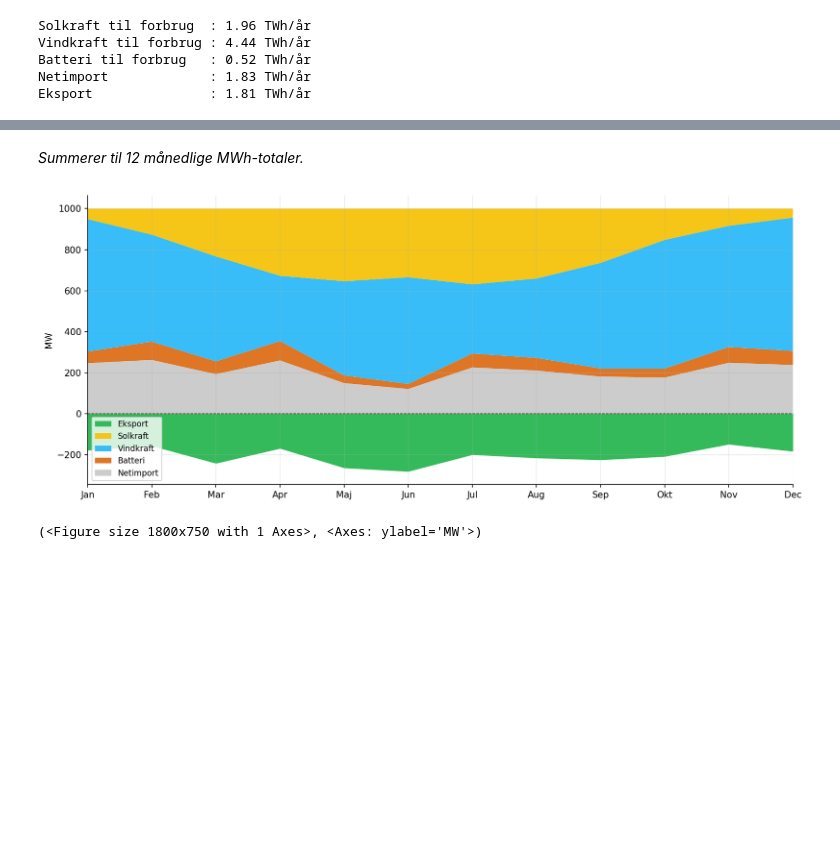
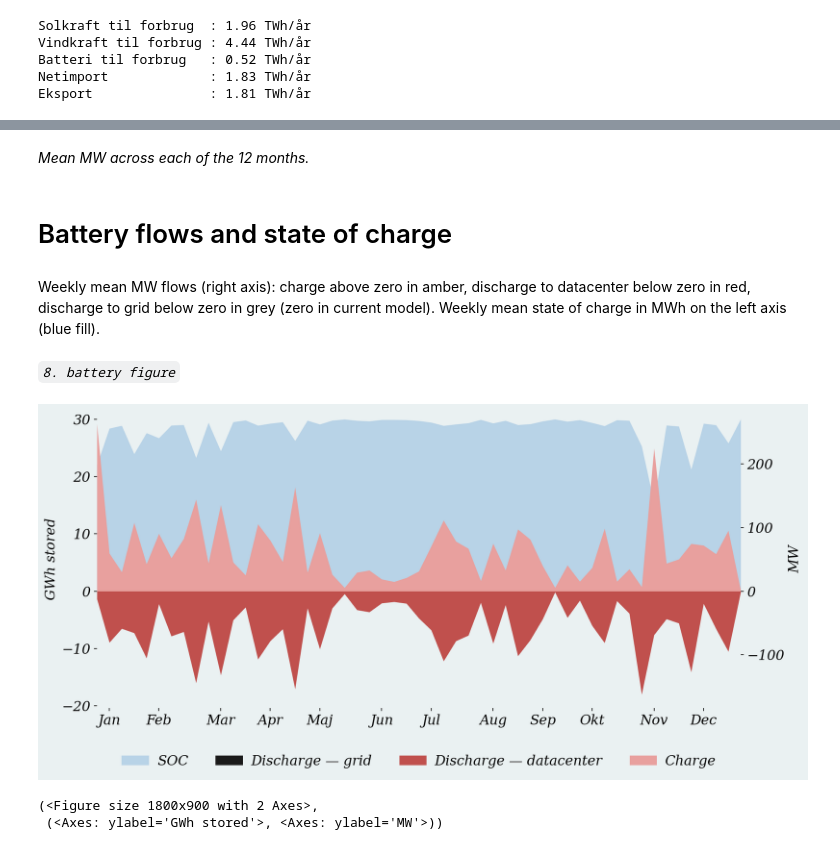
Before and after one commit to cfn368/on_site_datacenter_mdl, a Jupyter notebook: 3_VE.ipynb, the cells around one changed output, grey strips where cells are left out. Cells and saved outputs as stored; diff of their text form; code cells hidden in the pictures; blank space fills up the shorter version.

```diff
--- a/3_VE.ipynb
+++ b/3_VE.ipynb
@@ -120,10 +117,22 @@ plot_dispatch(d_week, idx_week, ylabel='MW',
 # %% [markdown]
-*Summerer til 12 månedlige MWh-totaler.*
+*Mean MW across each of the 12 months.*
 # %%
-# 7. månedlig aggregering
-d_month, idx_month = aggregate_dispatch(d, dates, 'ME')
-plot_dispatch(d_month, idx_month, ylabel='MW',
-              save_path='figures/3_ve_dispatch_monthly.png')
+# # 7. månedlig aggregering
+# d_month, idx_month = aggregate_dispatch(d, dates, 'ME')
+# plot_dispatch(d_month, idx_month, ylabel='MW',
+#               save_path='figures/3_ve_dispatch_monthly.png')
-# %% [output]
-[figure, removed]
-(<Figure size 1800x750 with 1 Axes>, <Axes: ylabel='MW'>)
+# %% [markdown]
+# Battery flows and state of charge
+# %% [markdown]
+Weekly mean MW flows (right axis): charge above zero in amber, discharge to datacenter below zero in red, discharge to grid below zero in grey (zero in current model). Weekly mean state of charge in MWh on the left axis (blue fill).
+# %% [markdown]
+*`8. battery figure`*
+# %%
+# 8. battery figure
+batt          = battery_detail(ve, solar_cf, wind_cf)
+batt_week, idx_week = aggregate_dispatch(batt, dates, 'W')
+plot_battery(batt_week, idx_week, save_path='figures/3_ve_battery.png')
+# %% [output]
+[figure, added]
+(<Figure size 1800x900 with 2 Axes>,
+ (<Axes: ylabel='GWh stored'>, <Axes: ylabel='MW'>))
```
Also changed, not shown: parts of 24 cells of this notebook, 11 other files.
